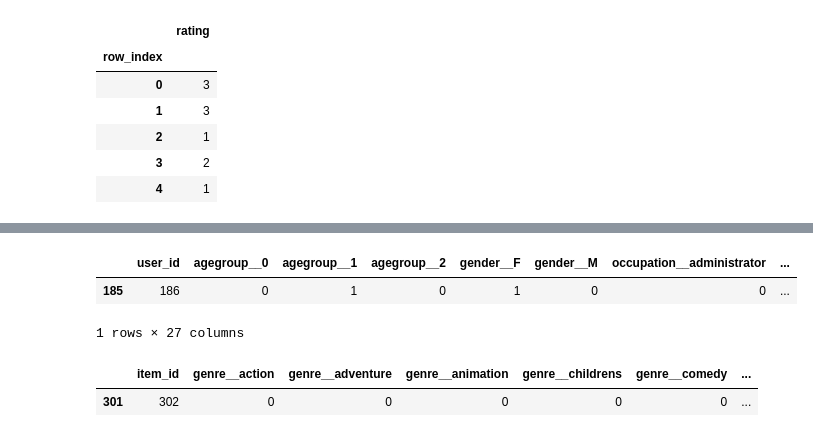
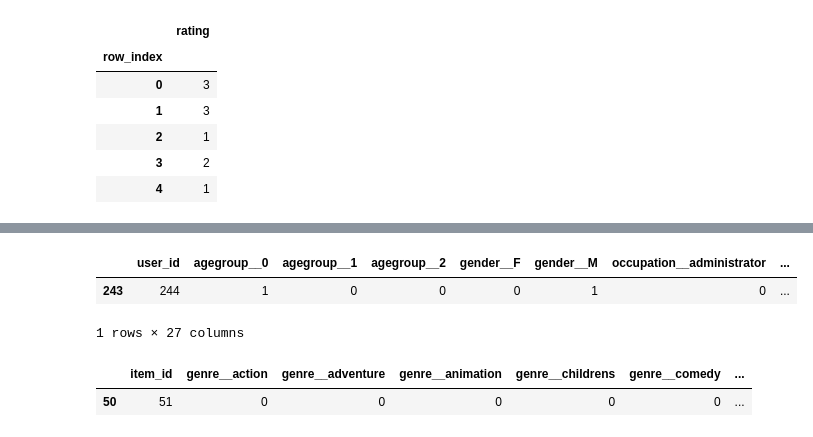
Before and after one commit to etlundquist/rankfm, a Jupyter notebook: notebooks/model-development.ipynb, the cells around one changed output, grey strips where cells are left out. Drawn from its saved outputs; the diff is of its cells as text; code cells hidden in the pictures.

```diff
--- a/notebooks/model-matrix.ipynb
+++ b/notebooks/model-development.ipynb
@@ -21,20 +27,20 @@ DATA_ROOT = os.path.join(REPO_ROOT, "data/ml-100k")
 # %% [markdown]
 ### Load Example Data
 # %%
-users = pd.read_csv(os.path.join(DATA_ROOT, "users.csv"))
-items = pd.read_csv(os.path.join(DATA_ROOT, "items.csv"))
-ratings = pd.read_csv(os.path.join(DATA_ROOT, "ratings.csv"))
+users_df = pd.read_csv(os.path.join(DATA_ROOT, "users.csv"))
+items_df = pd.read_csv(os.path.join(DATA_ROOT, "items.csv"))
+ratings_df = pd.read_csv(os.path.join(DATA_ROOT, "ratings.csv"))
 
-print("users: {} items: {} ratings: {}".format(users.shape, items.shape, ratings.shape))
+print("users: {} items: {} ratings: {}".format(users_df.shape, items_df.shape, ratings_df.shape))
 # %% [output]
 users: (943, 5) items: (1682, 21) ratings: (100000, 4)
 # %% [markdown]
 #### Prepare Users Data
 # %%
-users['agegroup'] = pd.cut(users['age'], [0, 30, 45, 100], right=False, labels=False)
-users = users.drop(['age', 'zip_code'], axis=1)
-users = pd.get_dummies(users, prefix_sep='__', columns=['agegroup', 'gender', 'occupation'])
-users.mean()
+users_df['agegroup'] = pd.cut(users_df['age'], [0, 30, 45, 100], right=False, labels=False)
+users_df = users_df.drop(['age', 'zip_code'], axis=1)
+users_df = pd.get_dummies(users_df, prefix_sep='__', columns=['agegroup', 'gender', 'occupation'])
+users_df.mean()
 # %% [output]
 user_id                      472.000000
 agegroup__0                    0.433722
@@ -301,11 +384,11 @@ nonzero_columns[nonzero_columns[row_number] > 0]
 # %%
-users[users.user_id == 186]
+users[users.user_id == 244]
 # %% [output]
 |  | user_id | agegroup__0 | agegroup__1 | agegroup__2 | gender__F | gender__M | occupation__administrator | ... |
-| 185 | 186 | 0 | 1 | 0 | 1 | 0 | 0 | ... |
+| 243 | 244 | 1 | 0 | 0 | 0 | 1 | 0 | ... |
 1 rows × 27 columns
 # %%
-items[items.item_id == 302]
+items[items.item_id == 51]
 # %% [output]
 |  | item_id | genre__action | genre__adventure | genre__animation | genre__childrens | genre__comedy | ... |
-| 301 | 302 | 0 | 0 | 0 | 0 | 0 | ... |
+| 50 | 51 | 0 | 0 | 0 | 0 | 0 | ... |
```
Also changed, not shown: parts of 26 cells of this notebook, 1 other file.
